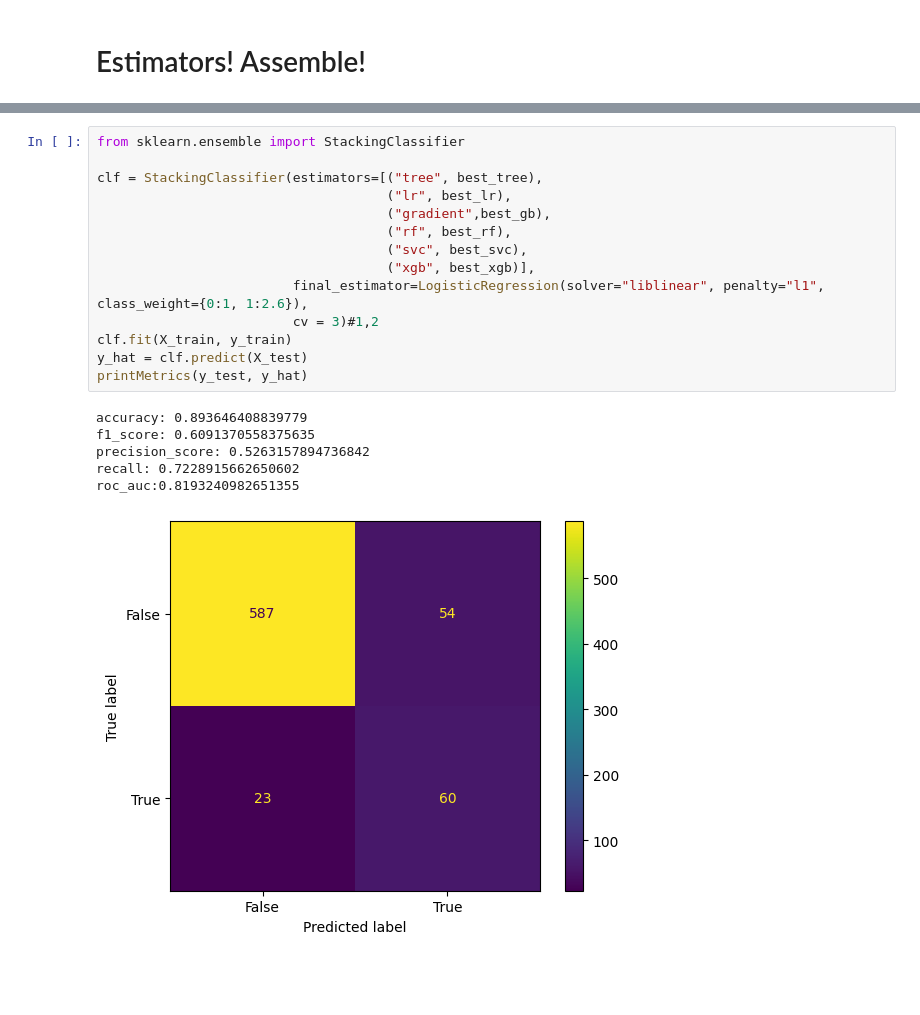
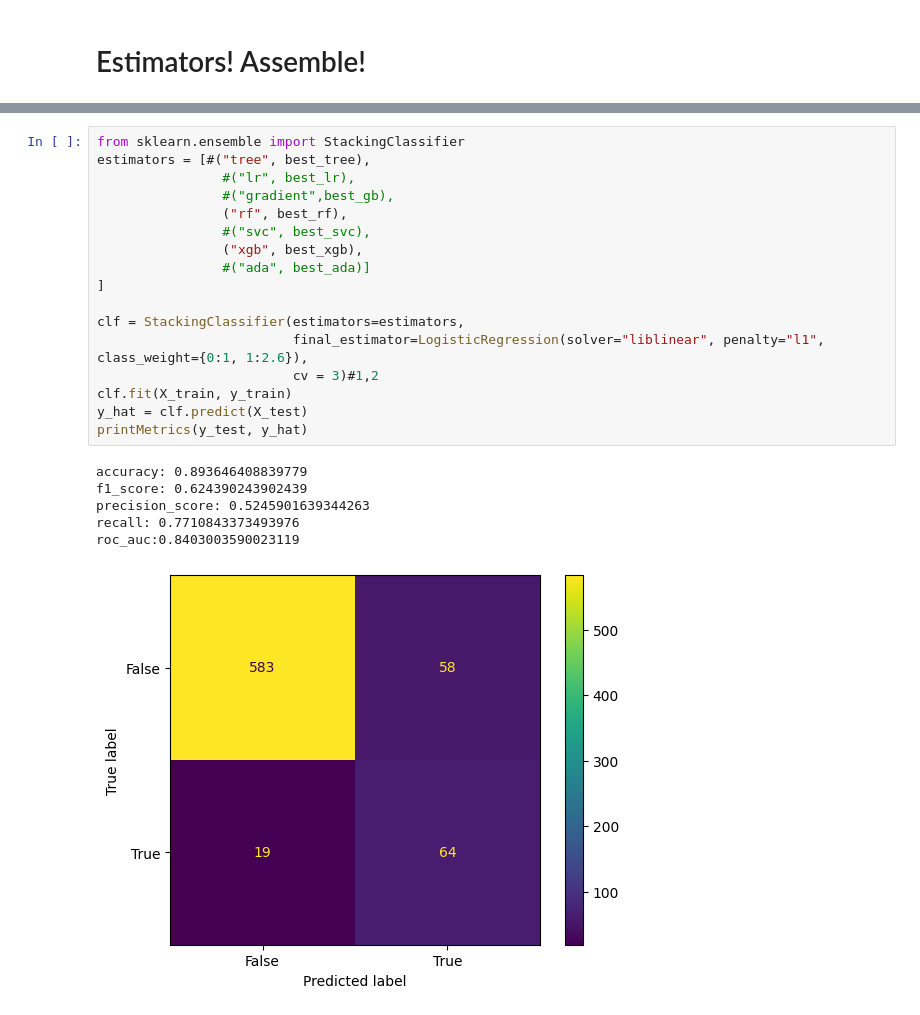
Before and after one commit to UserKrzysztof/MachineLearning-project1, a Jupyter notebook: code/model_tuning.ipynb, the cells around one changed output, grey strips where cells are left out. Drawn from its saved outputs; the diff is of its cells as text; blank space fills up the shorter version.

Commit message:
mode_tuning update, final estimator cross validation

```diff
--- a/code/model_tuning.ipynb
+++ b/code/model_tuning.ipynb
@@ -509,21 +566,24 @@ best_xgb = XGBClassifier(booster= 'gbtree',
 # %%
 from sklearn.ensemble import StackingClassifier
+estimators = [#("tree", best_tree),
+                #("lr", best_lr),
+                #("gradient",best_gb),
+                ("rf", best_rf),
+                #("svc", best_svc),
+                ("xgb", best_xgb),
+                #("ada", best_ada)]
+]
 
-clf = StackingClassifier(estimators=[("tree", best_tree),
-                                     ("lr", best_lr),
-                                     ("gradient",best_gb),
-                                     ("rf", best_rf),
-                                     ("svc", best_svc),
-                                     ("xgb", best_xgb)],
+clf = StackingClassifier(estimators=estimators,
                          final_estimator=LogisticRegression(solver="liblinear", penalty="l1", class_weight={0:1, 1:2.6}),
                          cv = 3)#1,2
 clf.fit(X_train, y_train)
 y_hat = clf.predict(X_test)
 printMetrics(y_test, y_hat)
 # %% [output]
 accuracy: 0.893646408839779
-f1_score: 0.6091370558375635
-precision_score: 0.5263157894736842
-recall: 0.7228915662650602
-roc_auc:0.8193240982651355
+f1_score: 0.624390243902439
+precision_score: 0.5245901639344263
+recall: 0.7710843373493976
+roc_auc:0.8403003590023119
-[figure, old version]
+[figure, new version]
```
Also changed, not shown: parts of 5 cells of this notebook.
